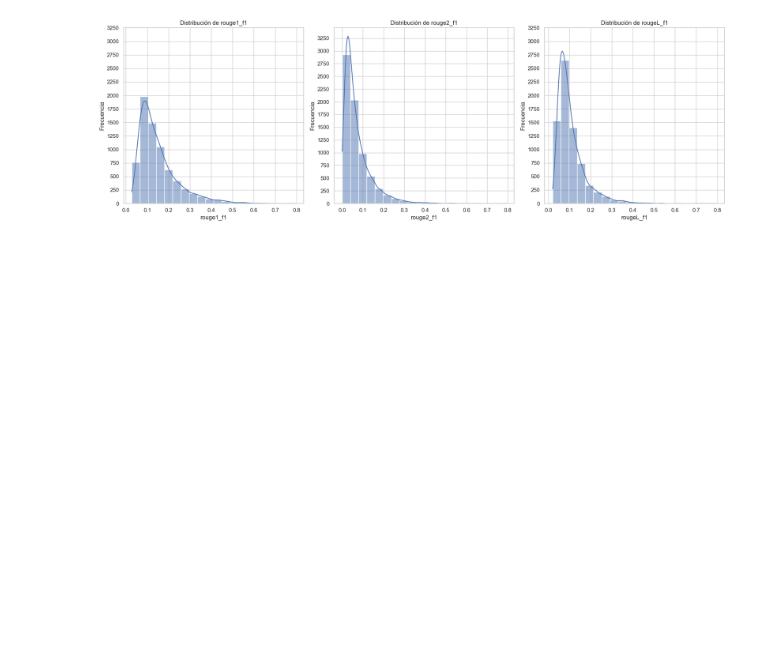
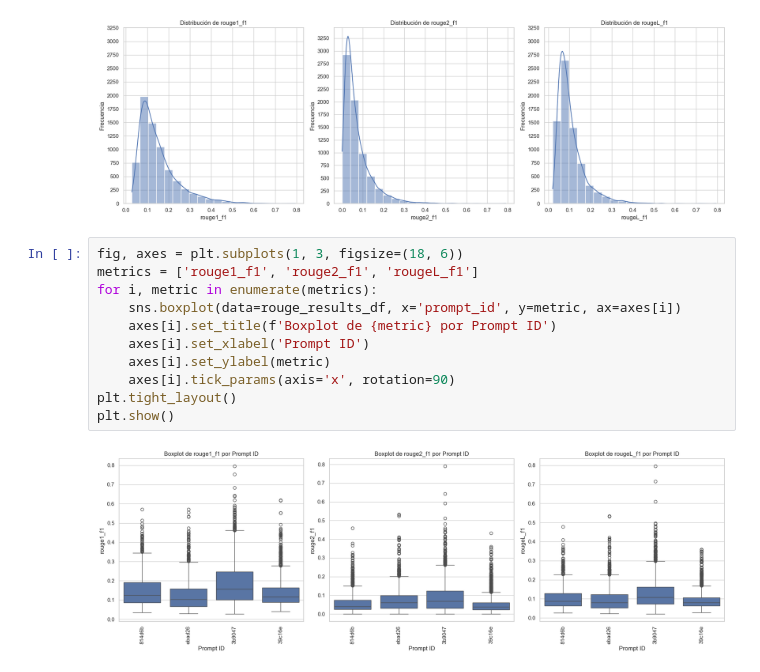
Before and after one commit to FranzCastillo/NLP-Student-Summaries, a Jupyter notebook: results/Results.ipynb, the cells around one changed output. Drawn from its saved outputs; the diff is of its cells as text; blank space fills up the shorter version.

Commit message:
Boxplots

```diff
--- a/results/Results.ipynb
+++ b/results/Results.ipynb
@@ -21,3 +21,16 @@ plt.tight_layout()
 plt.show()
 # %% [output]
 [figure]
+# %%
+fig, axes = plt.subplots(1, 3, figsize=(18, 6))
+metrics = ['rouge1_f1', 'rouge2_f1', 'rougeL_f1']
+for i, metric in enumerate(metrics):
+    sns.boxplot(data=rouge_results_df, x='prompt_id', y=metric, ax=axes[i])
+    axes[i].set_title(f'Boxplot de {metric} por Prompt ID')
+    axes[i].set_xlabel('Prompt ID')
+    axes[i].set_ylabel(metric)
+    axes[i].tick_params(axis='x', rotation=90)
+plt.tight_layout()
+plt.show()
+# %% [output]
+[figure, added]
```
